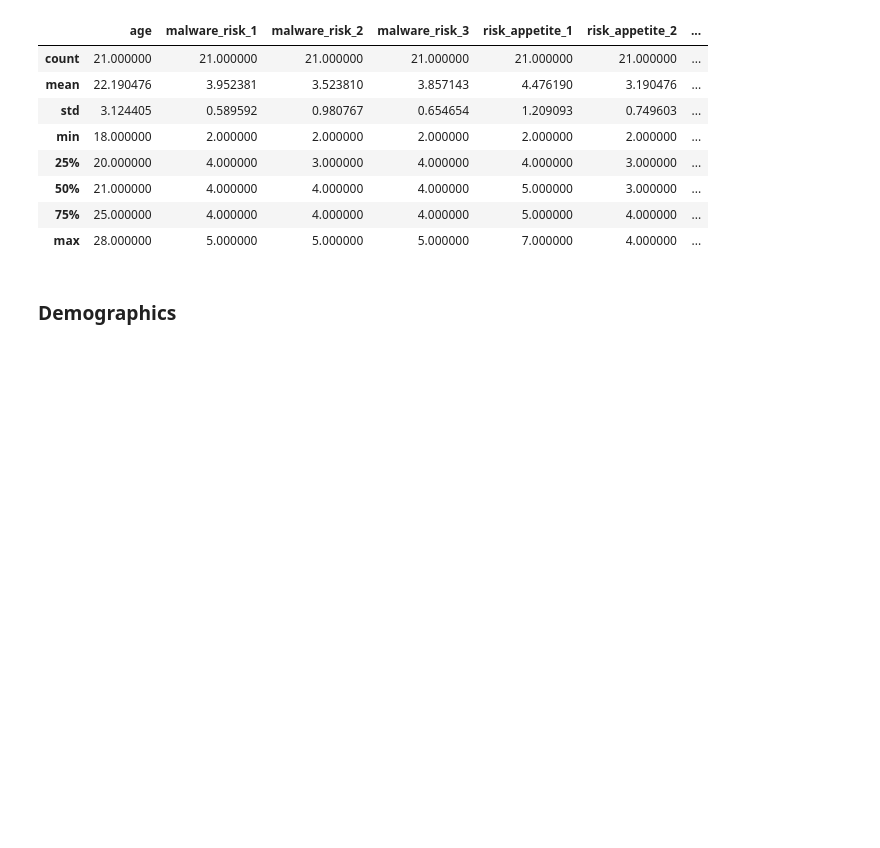
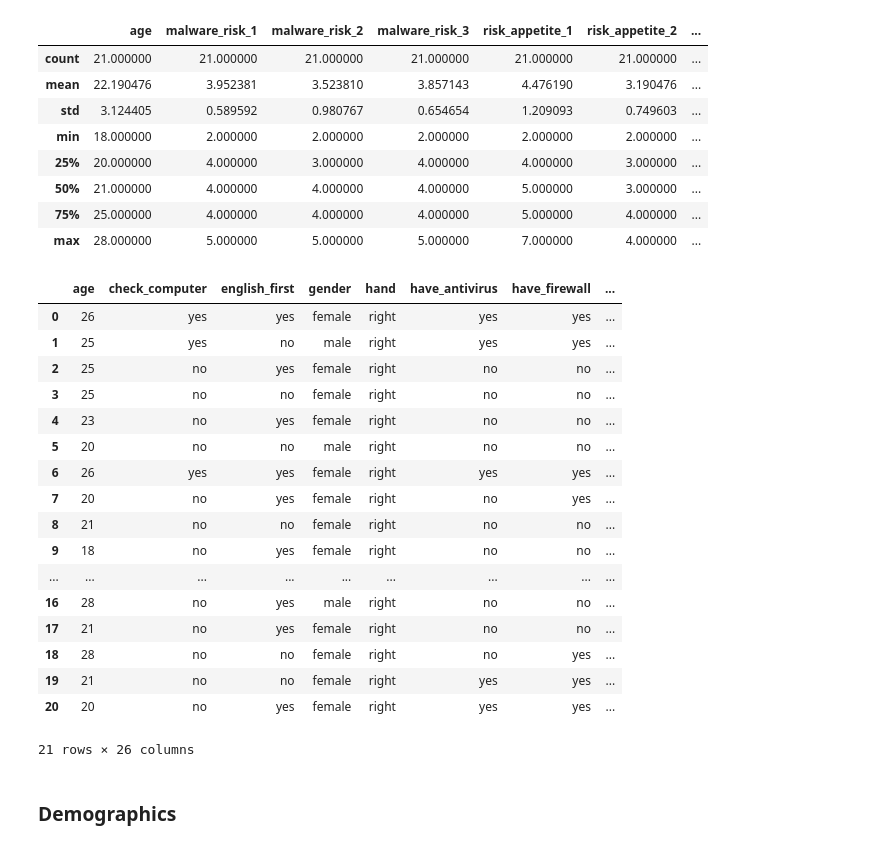
Before and after one commit to cdconrad/tsn, a Jupyter notebook: Analysis/stats_TSN_questionnaire.ipynb, the cells around one changed output. Drawn from its saved outputs; the diff is of its cells as text; code cells hidden in the pictures; blank space fills up the shorter version.

```diff
--- a/Analysis/stats_TSN_questionnaire.ipynb
+++ b/Analysis/stats_TSN_questionnaire.ipynb
@@ -133,3 +133,24 @@ dat.describe()
 | 50% | 21.000000 | 4.000000 | 4.000000 | 4.000000 | 5.000000 | 3.000000 | ... |
 | 75% | 25.000000 | 4.000000 | 4.000000 | 4.000000 | 5.000000 | 4.000000 | ... |
 | max | 28.000000 | 5.000000 | 5.000000 | 5.000000 | 7.000000 | 4.000000 | ... |
+# %%
+dat
+# %% [output]
+|  | age | check_computer | english_first | gender | hand | have_antivirus | have_firewall | ... |
+| 0 | 26 | yes | yes | female | right | yes | yes | ... |
+| 1 | 25 | yes | no | male | right | yes | yes | ... |
+| 2 | 25 | no | yes | female | right | no | no | ... |
+| 3 | 25 | no | no | female | right | no | no | ... |
+| 4 | 23 | no | yes | female | right | no | no | ... |
+| 5 | 20 | no | no | male | right | no | no | ... |
+| 6 | 26 | yes | yes | female | right | yes | yes | ... |
+| 7 | 20 | no | yes | female | right | no | yes | ... |
+| 8 | 21 | no | no | female | right | no | no | ... |
+| 9 | 18 | no | yes | female | right | no | no | ... |
+| ... | ... | ... | ... | ... | ... | ... | ... | ... |
+| 16 | 28 | no | yes | male | right | no | no | ... |
+| 17 | 21 | no | yes | female | right | no | no | ... |
+| 18 | 28 | no | no | female | right | no | yes | ... |
+| 19 | 21 | no | no | female | right | yes | yes | ... |
+| 20 | 20 | no | yes | female | right | yes | yes | ... |
+21 rows × 26 columns
```
Also changed, not shown: parts of 10 cells of this notebook.
